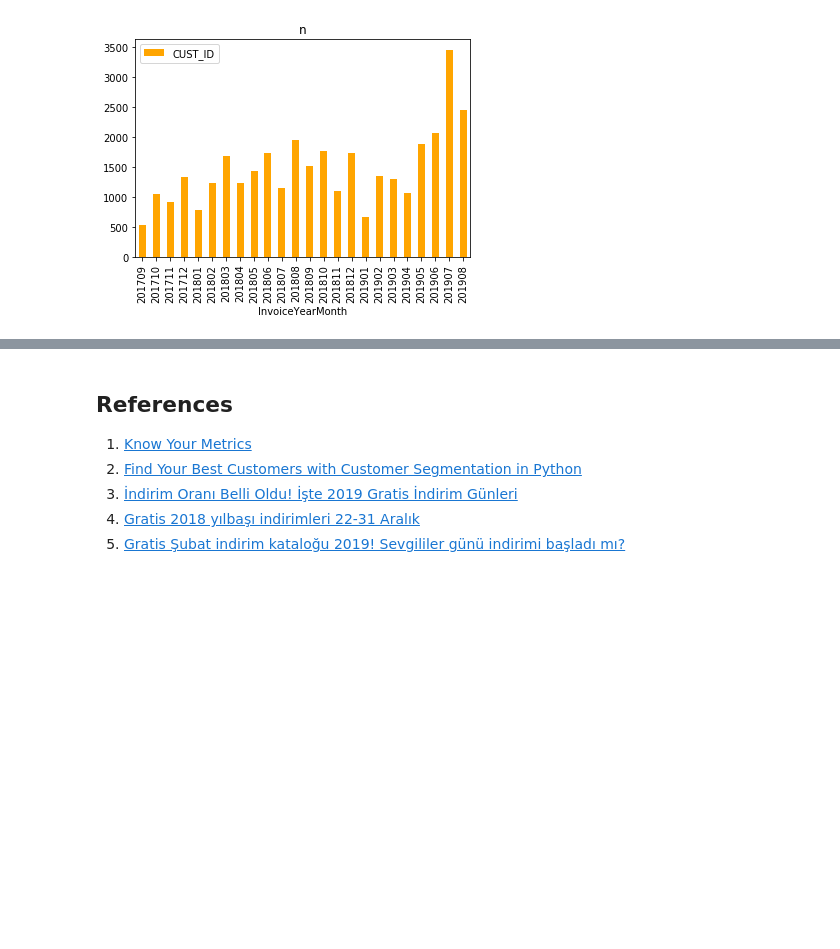
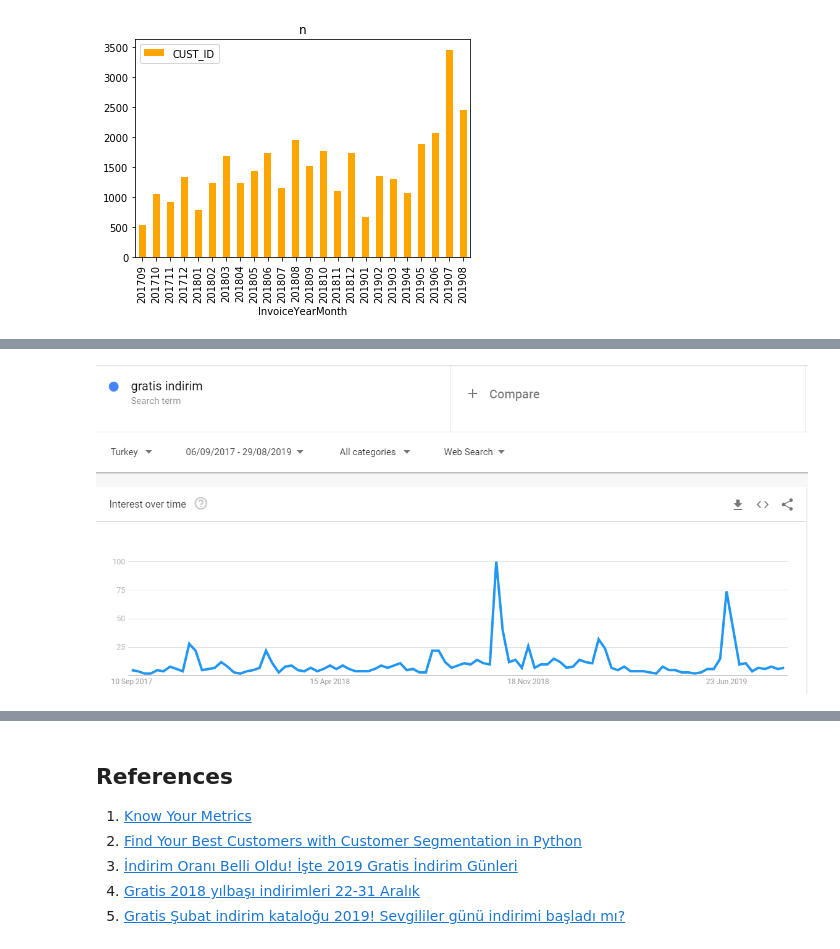
Before and after one commit to Bengisunz/CRM-Analytics, a Jupyter notebook: Gratis_DC.ipynb, the cells around one changed output, grey strips where cells are left out. Cells and saved outputs as stored; diff of their text form; code cells hidden in the pictures; blank space fills up the shorter version.

```diff
--- a/Gratis_DC.ipynb
+++ b/Gratis_DC.ipynb
@@ -523,0 +560,5 @@ Assuming Brand A is Loreal, we searched Google Trends for the for discount keywo
+# %%
+from IPython.display import Image, display
+display(Image('/content/drive/My Drive/Gratis/Google_Trends.png'))
+# %% [output]
+[figure, added]
```
Also changed, not shown: parts of 11 cells of this notebook.
